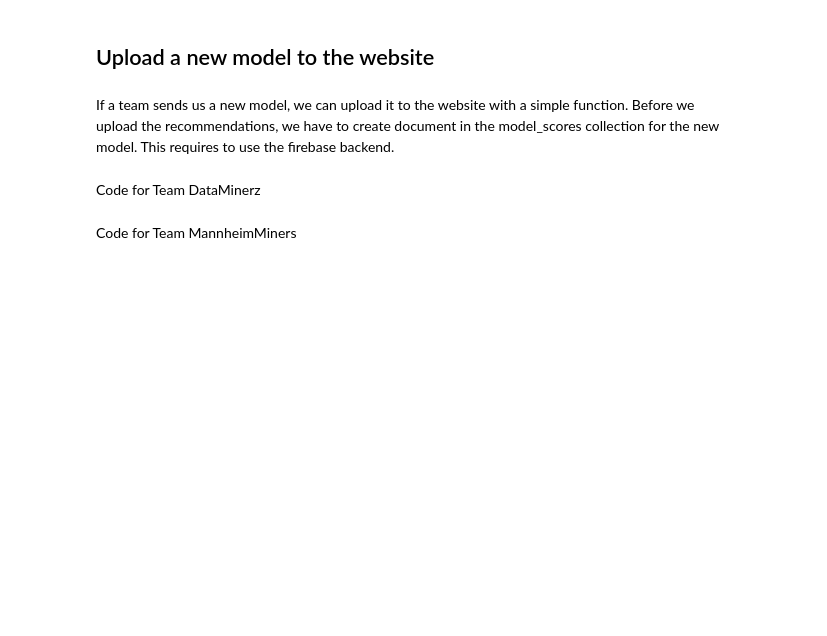
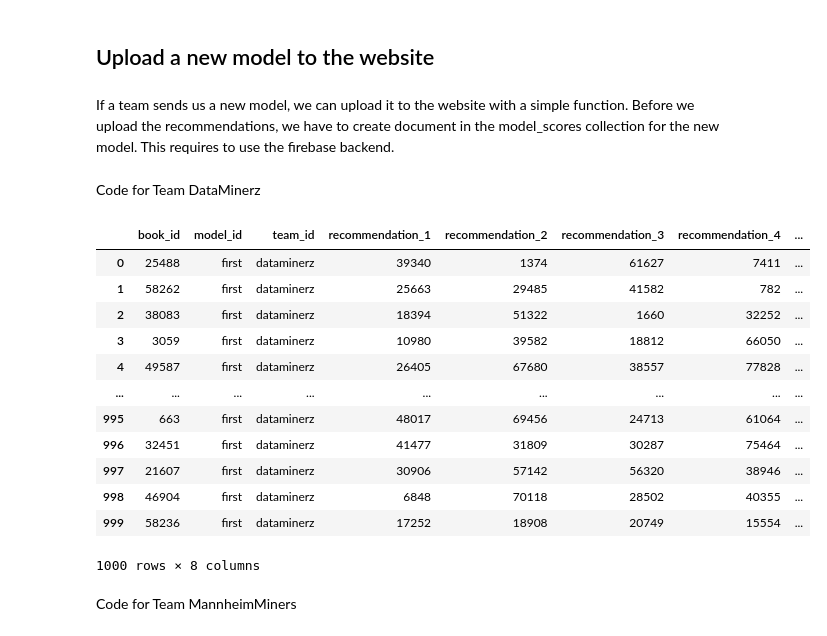
Before and after one commit to esthervogt/dmcup2021, a Jupyter notebook: notebooks/website_pipeline.ipynb, the cells around one changed output. Cells and saved outputs as stored; diff of their text form; code cells hidden in the pictures; blank space fills up the shorter version.

```diff
--- a/notebooks/website_pipeline.ipynb
+++ b/notebooks/website_pipeline.ipynb
@@ -63,6 +49,6 @@ from src.data.firestore import connect_to_firestore, write_documents_to_collecti
 # %% [markdown]
 Code for Team DataMinerz
 # %%
-model_path = "../data/processed/recommendations.csv"
+DataMinerz_path = "../data/processed/recommendations.csv"
 # %%
-model_recommendations = pd.read_csv(model_path,index_col = 0)
+DataMinerz_recommendations = pd.read_csv(DataMinerz_path,index_col = 0)
@@ -73,3 +55,19 @@ model_recommendations
+# %%
+DataMinerz_recommendations
+# %% [output]
+|  | book_id | model_id | team_id | recommendation_1 | recommendation_2 | recommendation_3 | recommendation_4 | ... |
+| 0 | 25488 | first | dataminerz | 39340 | 1374 | 61627 | 7411 | ... |
+| 1 | 58262 | first | dataminerz | 25663 | 29485 | 41582 | 782 | ... |
+| 2 | 38083 | first | dataminerz | 18394 | 51322 | 1660 | 32252 | ... |
+| 3 | 3059 | first | dataminerz | 10980 | 39582 | 18812 | 66050 | ... |
+| 4 | 49587 | first | dataminerz | 26405 | 67680 | 38557 | 77828 | ... |
+| ... | ... | ... | ... | ... | ... | ... | ... | ... |
+| 995 | 663 | first | dataminerz | 48017 | 69456 | 24713 | 61064 | ... |
+| 996 | 32451 | first | dataminerz | 41477 | 31809 | 30287 | 75464 | ... |
+| 997 | 21607 | first | dataminerz | 30906 | 57142 | 56320 | 38946 | ... |
+| 998 | 46904 | first | dataminerz | 6848 | 70118 | 28502 | 40355 | ... |
+| 999 | 58236 | first | dataminerz | 17252 | 18908 | 20749 | 15554 | ... |
+1000 rows × 8 columns
 # %%
 firestore_client = connect_to_firestore(credentials="../secrets/dmc-book-recommendation-firebase-adminsdk-yebqi-d805561028.json",
                          database_url="https://book-recommendation-website.firebaseio.com/")
```
Also changed, not shown: parts of 56 cells of this notebook.
